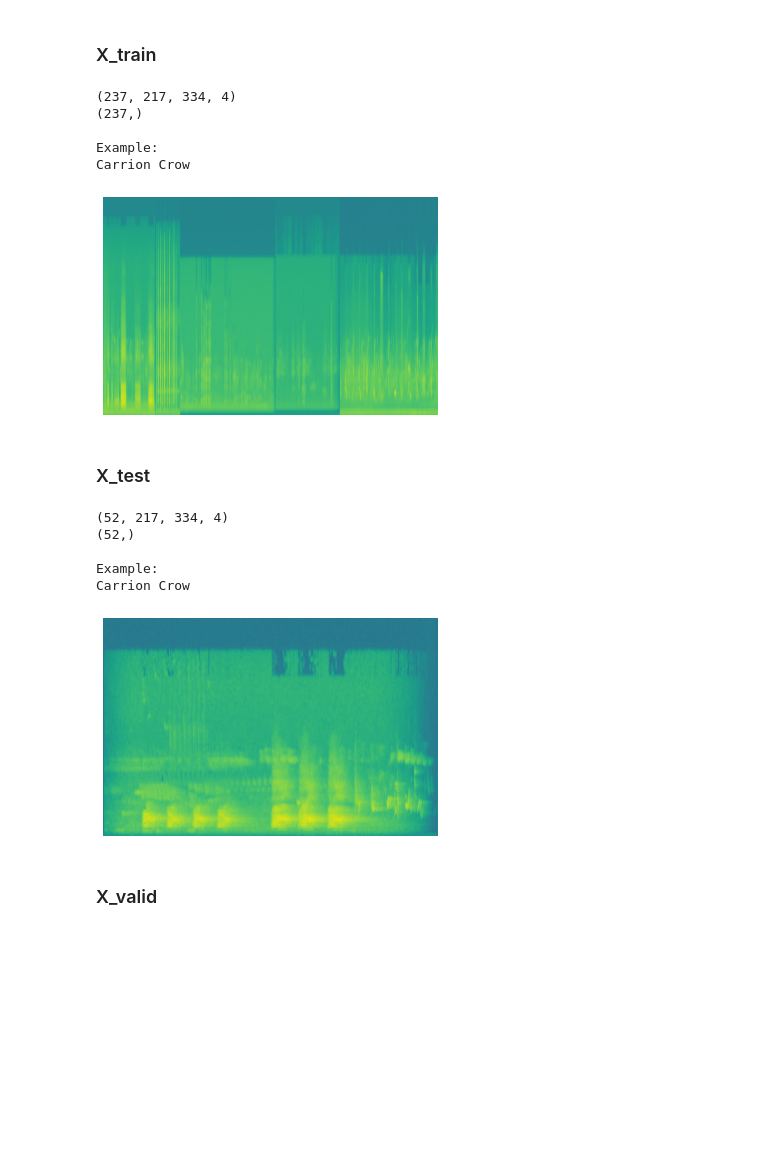
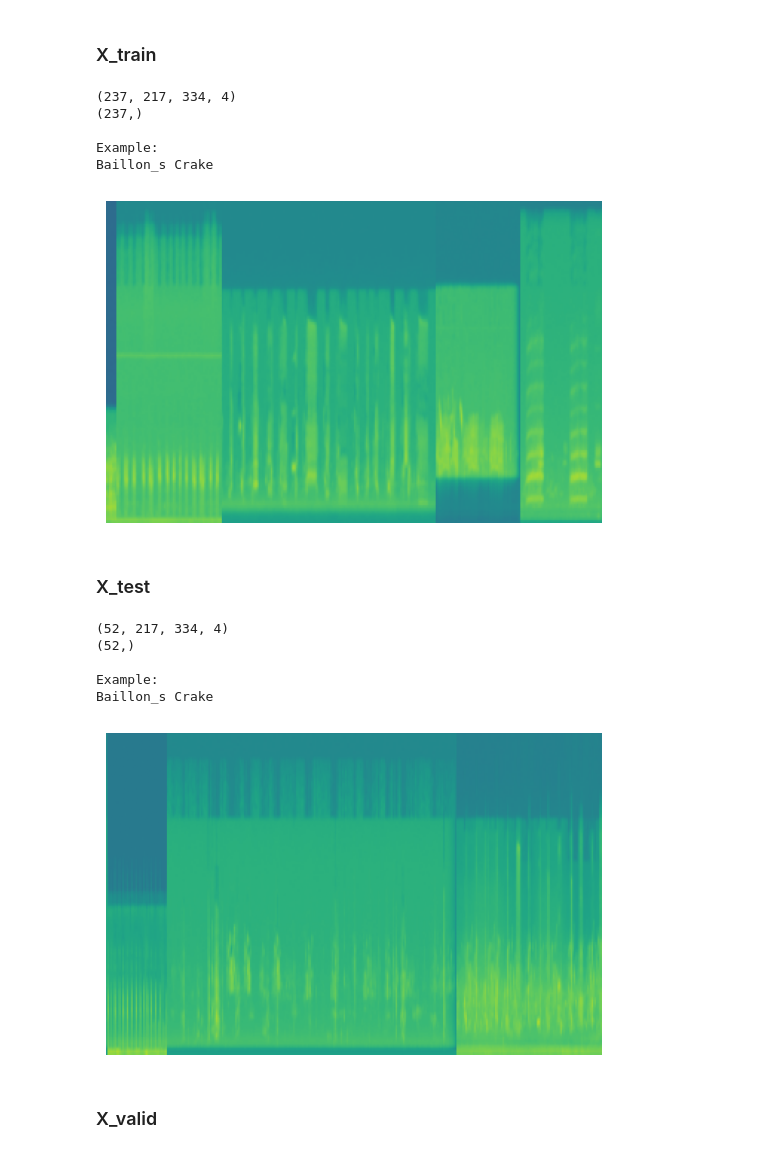
Before and after one commit to xorgoat/Chitter_ML, a Jupyter notebook: birdspectrogrammodelpatch2.ipynb, the cells around one changed output. Saved outputs shown, nothing was run; the diff lists cells and outputs as text; code cells hidden in the pictures; blank space fills up the shorter version.

```diff
--- a/birdspectrogrammodelpatch2.ipynb
+++ b/birdspectrogrammodelpatch2.ipynb
@@ -2,10 +2,10 @@
 <a href="https://colab.research.google.com/github/xorgoat/Chitter_ML/blob/un-resized-spectrograms-patch-1/birdspectrogrammodelpatch2.ipynb" target="_parent"><img src="https://colab.research.google.com/assets/colab-badge.svg" alt="Open In Colab"/></a>
 # %%
 #Define the folder where you saved the data in
-#path = "C:\\Users\\arice\\OneDrive\\Documents\\Chitter_ML data\\bird_spectrograms\\"
+path = "C:\\Users\\arice\\OneDrive\\Documents\\Chitter_ML data\\bird_spectrograms\\"
 
-from google.colab import drive
-drive.mount('/gdrive')
-!ln -s "/gdrive/My Drive/Chitter_ML Data" "/content/Chitter_ML Data"
+#from google.colab import drive
+#drive.mount('/gdrive')
+#!ln -s "/gdrive/My Drive/Chitter_ML Data" "/content/Chitter_ML Data"
 
-path = "/content/Chitter_ML Data/_final_bird_audio/spectrograms"
+#path = "/content/Chitter_ML Data/_final_bird_audio/spectrograms"
@@ -86,7 +83,7 @@ def compress_image(red, green, blue, n):
   return new_image
 # %%
 #example for finding the right n
-path_img = "/content/Chitter_ML Data/_final_bird_audio/spectrograms/test/Baillon's Crake/xc34132.png"
+path_img = os.path.join(path, "test\\Baillon_s Crake\\xc34132.png")#"/content/Chitter_ML Data/_final_bird_audio/spectrograms/test/Baillon's Crake/xc34132.png"
 
 red, green, blue = color_isolation(path_img)
 img = Image.open(path_img)
@@ -126,7 +123,7 @@ for species in os.listdir(train_path):
       #SDV
       new_path = os.path.join(new_folder, bird_image)
       red, green, blue = color_isolation(image_path)
-      n = 20 #limit of image compression (closer to 0 is higher degree), needs to be lower than lowest dimension of pixels (217)
+      n = 5 #limit of image compression (closer to 0 is higher degree), needs to be lower than lowest dimension of pixels (217)
       new_image = compress_image(red, green, blue, n)
       new_image.save(new_path)
 
@@ -145,8 +142,8 @@ print(y_train_np[0])
 (237,)
 
 Example:
-Carrion Crow
+Baillon_s Crake
-[figure, old version]
+[figure, new version]
 # %% [markdown]
 ### X_test
 # %%
@@ -167,36 +164,36 @@ for species in os.listdir(test_path):
       os.makedirs(new_folder)
     except: #if directory already exists, just continue
       pass
     for bird_image in os.listdir(folder_path):
       image_path = os.path.join(folder_path, bird_image)
       img = mpimg.imread(image_path) #turning image into array
       X_test.append(img)
       y_test.append(species)
 
       #SDV
       new_path = os.path.join(new_folder, bird_image)
       red, green, blue = color_isolation(image_path)
-      n = 20 #limit of image compression (closer to 0 is higher degree), needs to be lower than lowest dimension of pixels (217)
+      n = 5 #limit of image compression (closer to 0 is higher degree), needs to be lower than lowest dimension of pixels (217)
       new_image = compress_image(red, green, blue, n)
       new_image.save(new_path)
 
 X_test_np = np.array(X_test)
 y_test_np = np.array(y_test)
 
 print(X_test_np.shape) #output dimensions (number of images,pixels_x,pixels_y,rgb)
 print(y_test_np.shape) #output dimensions (number of images,)
 
 print("\nExample:")
 img_test = X_test_np[0]
 plt.imshow(img_test)
 print(y_test_np[0])
 # %% [output]
 (52, 217, 334, 4)
 (52,)
 
 Example:
-Carrion Crow
+Baillon_s Crake
-[figure, old version]
+[figure, new version]
 # %% [markdown]
 ### X_valid
 # %%
```
Also changed, not shown: parts of 13 cells of this notebook.
